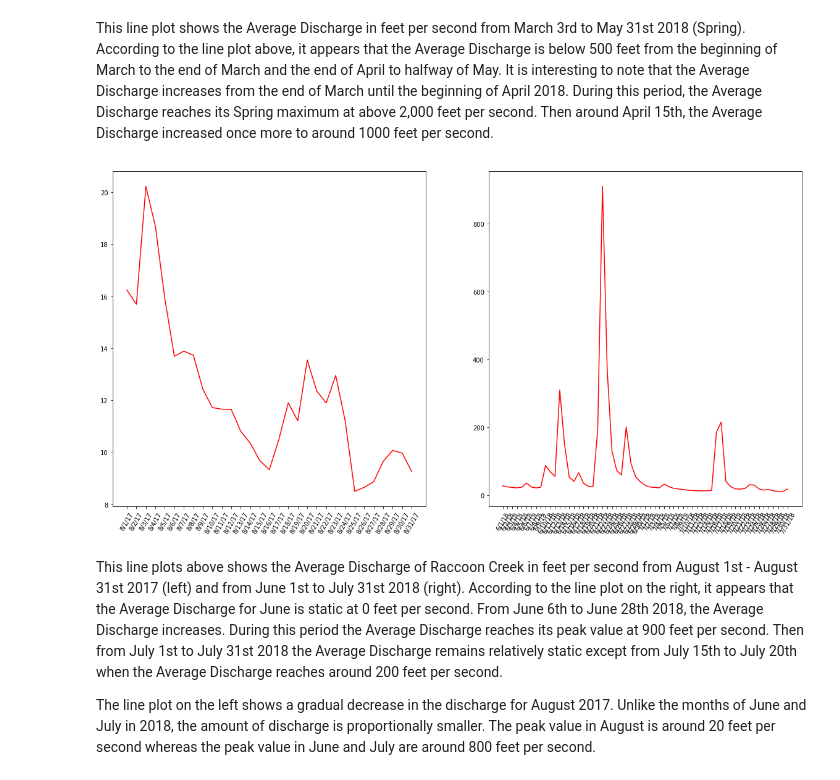
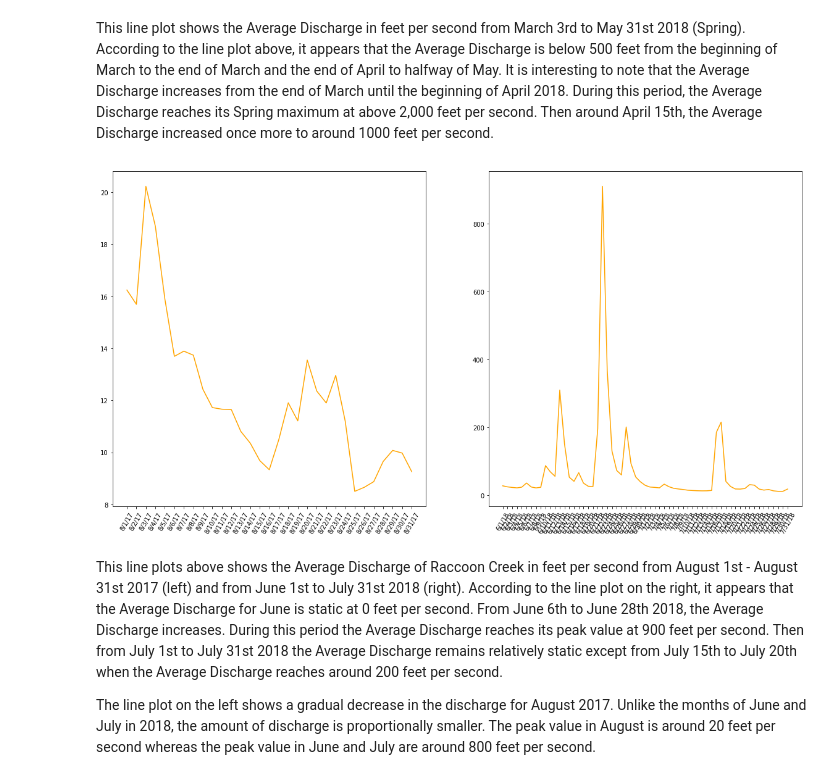
Before and after one commit to philipp-rajah/project1, a Jupyter notebook: project1.ipynb, the cells around one changed output. Drawn from its saved outputs; the diff is of its cells as text; code cells hidden in the pictures.

```diff
--- a/project1.ipynb
+++ b/project1.ipynb
@@ -176,26 +182,26 @@ plt.show()
 This line plot shows the Average Discharge in feet per second from March 3rd to May 31st 2018 (Spring). According to the line plot above, it appears that the Average Discharge is below 500 feet from the beginning of March to the end of March and the end of April to halfway of May. It is interesting to note that the Average Discharge increases from the end of March until the beginning of April 2018. During this period, the Average Discharge reaches its Spring maximum at above 2,000 feet per second. Then around April 15th, the Average Discharge increased once more to around 1000 feet per second.
 # %%
 Time17 = list(RC_NOAA_Summer17['Date'])
-Precip17 = list(RC_NOAA_Summer17['dC(ft/sec)'])
+discharge17 = list(RC_NOAA_Summer17['dC(ft/sec)'])
 Time18 = list(RC_NOAA_Summer18['Date'])
-Precip18 = list(RC_NOAA_Summer18['dC(ft/sec)'])
+discharge18 = list(RC_NOAA_Summer18['dC(ft/sec)'])
 
 plt.figure(figsize = (20, 10))
 plt.xlabel('Summer (8.1.17 - 8.31.17/ 6.1.18 - 7.31.18)')
 plt.ylabel('Average Discharge (ft/sec)')
 plt.title('Average Discharge (ft/sec) vs. Summer 2017/18')
 
 plt.subplot(121)
-plt.plot(Time17, Precip17, color = 'red')
+plt.plot(Time17, discharge17, color = 'orange')
 axis17 = plt.xticks(RC_NOAA_Summer17['Date'], RC_NOAA_Summer17['Date'], rotation = 60)
 
 plt.subplot(122)
-plt.plot(Time18, Precip18, color = 'red')
+plt.plot(Time18, discharge18, color = 'orange')
 axis18 = plt.xticks(RC_NOAA_Summer18['Date'], RC_NOAA_Summer18['Date'], rotation = 60)
 
 plt.show()
 # %% [output]
-[figure, old version]
+[figure, new version]
 # %% [markdown]
 This line plots above shows the Average Discharge of Raccoon Creek in feet per second from August 1st - August 31st 2017 (left) and from June 1st to July 31st 2018 (right).  According to the line plot on the right, it appears that the Average Discharge for June is static at 0 feet per second. From June 6th to June 28th 2018, the Average Discharge increases. During this period the Average Discharge reaches its peak value at 900 feet per second. Then from July 1st to July 31st 2018 the Average Discharge remains relatively static except from July 15th to July 20th when the Average Discharge reaches around 200 feet per second.
 
```
Also changed, not shown: parts of 11 cells of this notebook, 4 other files.
